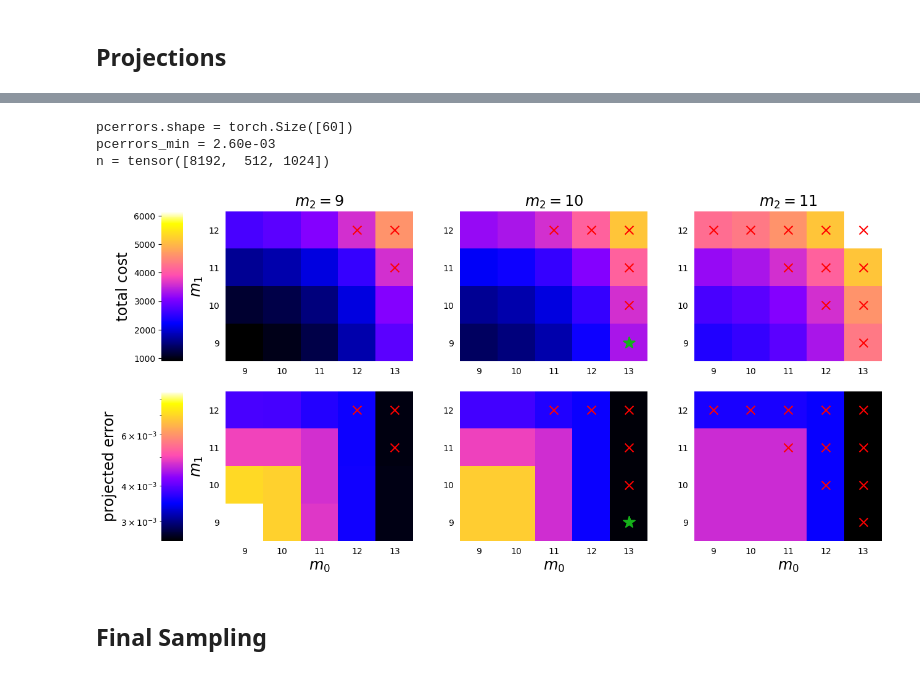
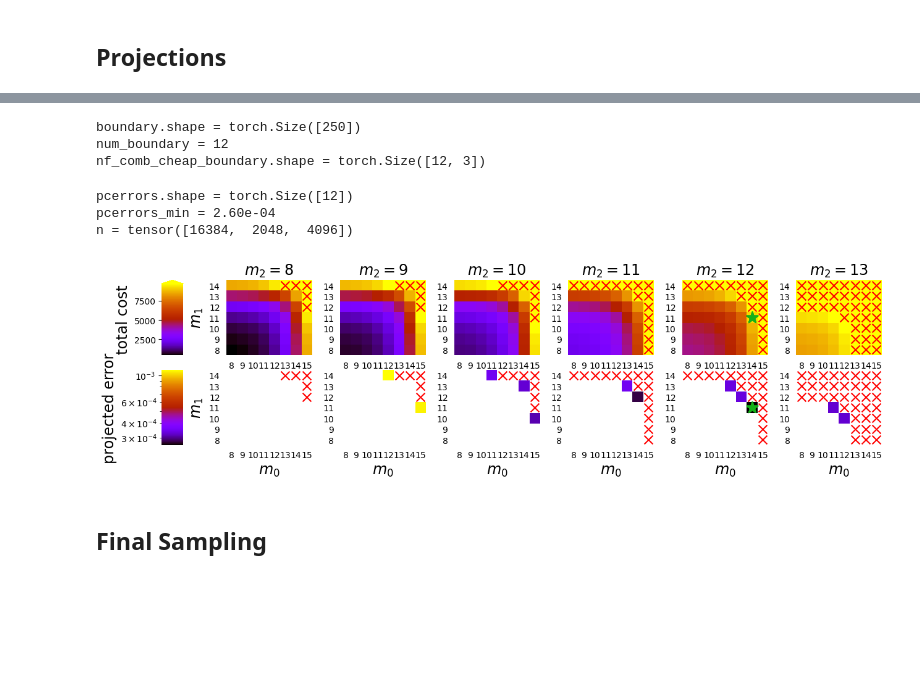
Before and after one commit to sandialabs/mlqmcpy, a Jupyter notebook: examples/mifgp.ipynb, the cells around one changed output, grey strips where cells are left out. Saved outputs shown, nothing was run; the diff lists cells and outputs as text; code cells hidden in the pictures; blank space fills up the shorter version.

Commit message:
boundary

```diff
--- a/examples/mifgp.ipynb
+++ b/examples/mifgp.ipynb
@@ -45,7 +47,7 @@ remaining_budget = 3052.0
 # %% [markdown]
 ## Initial Sampling
 # %%
-fgp = fastgp.FastGPDigitalNetB2(d,seed_for_seq=7,num_tasks=num_levels)
+fgp = FGPClass(d,seed_for_seq=7,num_tasks=num_levels)
 x0s = fgp.get_x_next(n0)
 y0s = [torch.empty(n0[l]) for l in range(num_levels)]
 f0s = [np.empty((n0[l],2**(level_offset+l+2)-1)) for l in range(num_levels)]
@@ -134,5 +136,5 @@ n_max = tensor([8192, 4096, 2048])
 # %%
-m_feasible = [torch.arange(m0[l]+1,m_max[l]+1) for l in range(num_levels)]
+m_feasible = [torch.arange(m0[l],m_max[l]+1) for l in range(num_levels)]
 num_m_feasible = torch.tensor([len(m_feasible[l]) for l in range(num_levels)])
 for l in range(num_levels):
     print("m_feasible[%d] = %-50s has length %d"%(l,m_feasible[l],num_m_feasible[l]))
@@ -163,33 +165,50 @@ mf_comb_infeasible.shape = torch.Size([19, 3])
+# %%
+boundary = (((2**(mf_comb_cheap[:,None,:]+torch.eye(num_levels,dtype=int)))*cost_per_level).sum(-1)>budget).all(-1)
+print("boundary.shape = %s"%str(boundary.shape))
+num_boundary = boundary.sum()
+print("num_boundary = %d"%num_boundary)
+mf_comb_cheap_boundary = mf_comb_cheap[boundary]
+nf_comb_cheap_boundary = 2**mf_comb_cheap_boundary
+print("nf_comb_cheap_boundary.shape = %s"%str(nf_comb_cheap_boundary.shape))
+# %% [output]
+boundary.shape = torch.Size([250])
+num_boundary = 12
+nf_comb_cheap_boundary.shape = torch.Size([12, 3])
 # %%
 # should be done more efficiently by only considering the boundary
-pcerrors = torch.tensor([fgp.post_cubature_error(task=(num_levels-1),n=nf_comb[i],confidence=confidence)[2] for i in range(len(nf_comb))])
+pcerrors = torch.tensor([fgp.post_cubature_error(task=(num_levels-1),n=nf_comb_cheap_boundary[i],confidence=confidence)[2] for i in range(len(nf_comb_cheap_boundary))])
 print("pcerrors.shape = %s"%str(pcerrors.shape))
-imin = pcerrors[feasible_comb].argmin()
-pcerrors_min = pcerrors[feasible_comb][imin]
+imin = pcerrors.argmin()
+pcerrors_min = pcerrors[imin]
 print("pcerrors_min = %.2e"%pcerrors_min)
-n = nf_comb[feasible_comb][imin]
+n = nf_comb_cheap_boundary[imin]
 print("n = %s"%n)
 # %% [output]
-pcerrors.shape = torch.Size([60])
-pcerrors_min = 2.60e-03
-n = tensor([8192,  512, 1024])
+pcerrors.shape = torch.Size([12])
+pcerrors_min = 2.60e-04
+n = tensor([16384,  2048,  4096])
 # %%
-cost_min,cost_max = nf_comb_cost.min(),nf_comb_cost.max()
+cost_min,cost_max = nf_comb_cost[cheap_comb].min(),nf_comb_cost[cheap_comb].max()
 pcerror_min,pcerror_max = pcerrors.min(),pcerrors.max()
+cmap = cm.gnuplot
+pcerrors_full = torch.nan*torch.ones(len(nf_comb))
+pcerrors_cheap = torch.nan*torch.ones(len(mf_comb_cheap))
+pcerrors_cheap[boundary] = pcerrors
+pcerrors_full[cheap_comb] = pcerrors_cheap
 if num_levels==2:
     fig,ax = pyplot.subplots(nrows=1,ncols=2,figsize=(WIDTH,WIDTH/2))
-    _imshow_cost = ax[0].imshow(nf_comb_cost.reshape((num_m_feasible[0],num_m_feasible[1])).T,cmap=cm.gnuplot2,vmin=cost_min,vmax=cost_max)
-    _imshow_error = ax[1].imshow(pcerrors.reshape((num_m_feasible[0],num_m_feasible[1])).T,cmap=cm.gnuplot2,vmin=pcerror_min,vmax=pcerror_max,norm="log")
-    for i,(_imshow,label) in enumerate(zip([_imshow_cost,_imshow_error],["total cost","projected error"])):
+    _imshow_cost = ax[0].imshow(nf_comb_cost.reshape((num_m_feasible[0],num_m_feasible[1])).T,cmap=cmap,vmin=cost_min,vmax=cost_max)
+    _imshow_error = ax[1].imshow(pcerrors_full.reshape((num_m_feasible[0],num_m_feasible[1])).T,cmap=cmap,vmin=pcerror_min,vmax=pcerror_max,norm="log")
+    for i,(_imshow,label,extend) in enumerate(zip([_imshow_cost,_imshow_error],["total cost","projected error"],["max",None])):
         _axp = ax[i].get_position()
         _cax = fig.add_axes([_axp.x0,_axp.y1+0.05,_axp.x1-_axp.x0,0.05])
-        cbar = fig.colorbar(_imshow,_cax,location="top")
+        cbar = fig.colorbar(_imshow,_cax,location="top",extend=extend)
         cbar.set_label(label=label,fontsize="xx-large")
         cbar.outline.set_visible(False)
     for i in range(2):
         ax[i].set_xlabel(r"$m_0$",fontsize="xx-large")
-        ax[i].scatter(mf_comb_feasible[imin,0]-(m0[0]+1),mf_comb_feasible[imin,1]-(m0[1]+1),color=COLORS[1],marker="*",s=200)
-        ax[i].scatter(mf_comb_infeasible[:,0]-(m0[0]+1),mf_comb_infeasible[:,1]-(m0[1]+1),marker="x",s=100,color="red")
+        ax[i].scatter(mf_comb_cheap_boundary[imin,0]-m0[0],mf_comb_cheap_boundary[imin,1]-m0[1],color=COLORS[1],marker="*",s=200)
+        ax[i].scatter(mf_comb_expensive[:,0]-m0[0],mf_comb_expensive[:,1]-m0[1],marker="x",s=100,color="red")
         ax[i].spines[["right","left","top","bottom"]].set_visible(False)
         ax[i].invert_yaxis()
         ax[i].set_xticks(torch.arange(len(m_feasible[0])))
@@ -200,41 +219,41 @@ if num_levels==2:
         ax[i].yaxis.set_ticks_position('none')
     ax[0].set_ylabel(r"$m_1$",fontsize="xx-large")
     fig.savefig("mifgp_figs/cost_vs_error_2.pdf",bbox_inches="tight")
 elif num_levels==3:
     ncols = len(m_feasible[-1])
     fig,ax = pyplot.subplots(nrows=2,ncols=ncols,figsize=(WIDTH,WIDTH*.75/ncols*2))
     ax = ax.reshape((2,ncols))
     for j in range(ncols):
-        _imshow_cost = ax[0,j].imshow(nf_comb_cost[j::num_m_feasible[2]].reshape((num_m_feasible[0],num_m_feasible[1])).T,cmap=cm.gnuplot2,vmin=cost_min,vmax=cost_max)
-        _imshow_error = ax[1,j].imshow(pcerrors[j::num_m_feasible[2]].reshape((num_m_feasible[0],num_m_feasible[1])).T,cmap=cm.gnuplot2,vmin=pcerror_min,vmax=pcerror_max,norm="log")
-    for i,(_imshow,label) in enumerate(zip([_imshow_cost,_imshow_error],["total cost","projected error"])):
+        _imshow_cost = ax[0,j].imshow(nf_comb_cost[j::num_m_feasible[2]].reshape((num_m_feasible[0],num_m_feasible[1])).T,cmap=cmap,vmin=cost_min,vmax=cost_max)
+        _imshow_error = ax[1,j].imshow(pcerrors_full[j::num_m_feasible[2]].reshape((num_m_feasible[0],num_m_feasible[1])).T,cmap=cmap,vmin=pcerror_min,vmax=pcerror_max,norm="log")
+    for i,(_imshow,label,extend) in enumerate(zip([_imshow_cost,_imshow_error],["total cost","projected error"],["max",None])):
         _axp = ax[i,0].get_position()
         _cax = fig.add_axes([_axp.x0-.075,_axp.y0,0.025,_axp.y1-_axp.y0])
-        cbar = fig.colorbar(_imshow,_cax,location="left")
+        cbar = fig.colorbar(_imshow,_cax,location="left",extend=extend)
         cbar.set_label(label=label,fontsize="xx-large")
         cbar.outline.set_visible(False)
     for j in range(ncols):
         ax[1,j].set_xlabel(r"$m_0$",fontsize="xx-large")
         ax[0,j].set_title(r"$m_2 = %d$"%m_feasible[2][j],fontsize="xx-large")
     for i in range(2):
         ax[i,0].set_ylabel(r"$m_1$",fontsize="xx-large")
         for j in range(ncols):
             ax[i,j].spines[["right","left","top","bottom"]].set_visible(False)
-            ax[i,mf_comb_feasible[imin,2]-(m0[2]+1)].scatter(mf_comb_feasible[imin,0]-(m0[0]+1),mf_comb_feasible[imin,1]-(m0[1]+1),color=COLORS[1],marker="*",s=200)
-            mf_comb_infeasible_j = mf_comb_infeasible[mf_comb_infeasible[:,2]==(m0[2]+1+j)]
-            ax[i,j].scatter(mf_comb_infeasible_j[:,0]-(m0[0]+1),mf_comb_infeasible_j[:,1]-(m0[1]+1),marker="x",s=100,color="red")
+            ax[i,mf_comb_cheap_boundary[imin,2]-m0[2]].scatter(mf_comb_cheap_boundary[imin,0]-m0[0],mf_comb_cheap_boundary[imin,1]-m0[1],color=COLORS[1],marker="*",s=200)
+            mf_comb_expensive_j = mf_comb_expensive[mf_comb_expensive[:,2]==(m0[2]+j)]
+            ax[i,j].scatter(mf_comb_expensive_j[:,0]-m0[0],mf_comb_expensive_j[:,1]-m0[1],marker="x",s=100,color="red")
             ax[i,j].invert_yaxis()
             ax[i,j].set_xticks(torch.arange(len(m_feasible[0])))
             ax[i,j].set_xticklabels([r"$%d$"%_m for _m in m_feasible[0]])
             ax[i,j].xaxis.set_ticks_position('none')
             ax[i,j].set_yticks(torch.arange(len(m_feasible[1])))
             ax[i,j].set_yticklabels([r"$%d$"%_m for _m in m_feasible[1]])
             ax[i,j].yaxis.set_ticks_position('none')
     fig.savefig("mifgp_figs/cost_vs_error_3.pdf",bbox_inches="tight")
 else:
     print("cannot plot num_levels > 2")
 # %% [output]
-[figure, old version]
+[figure, new version]
 # %% [markdown]
 ## Final Sampling
 # %%
```
Also changed, not shown: parts of 9 cells of this notebook.
